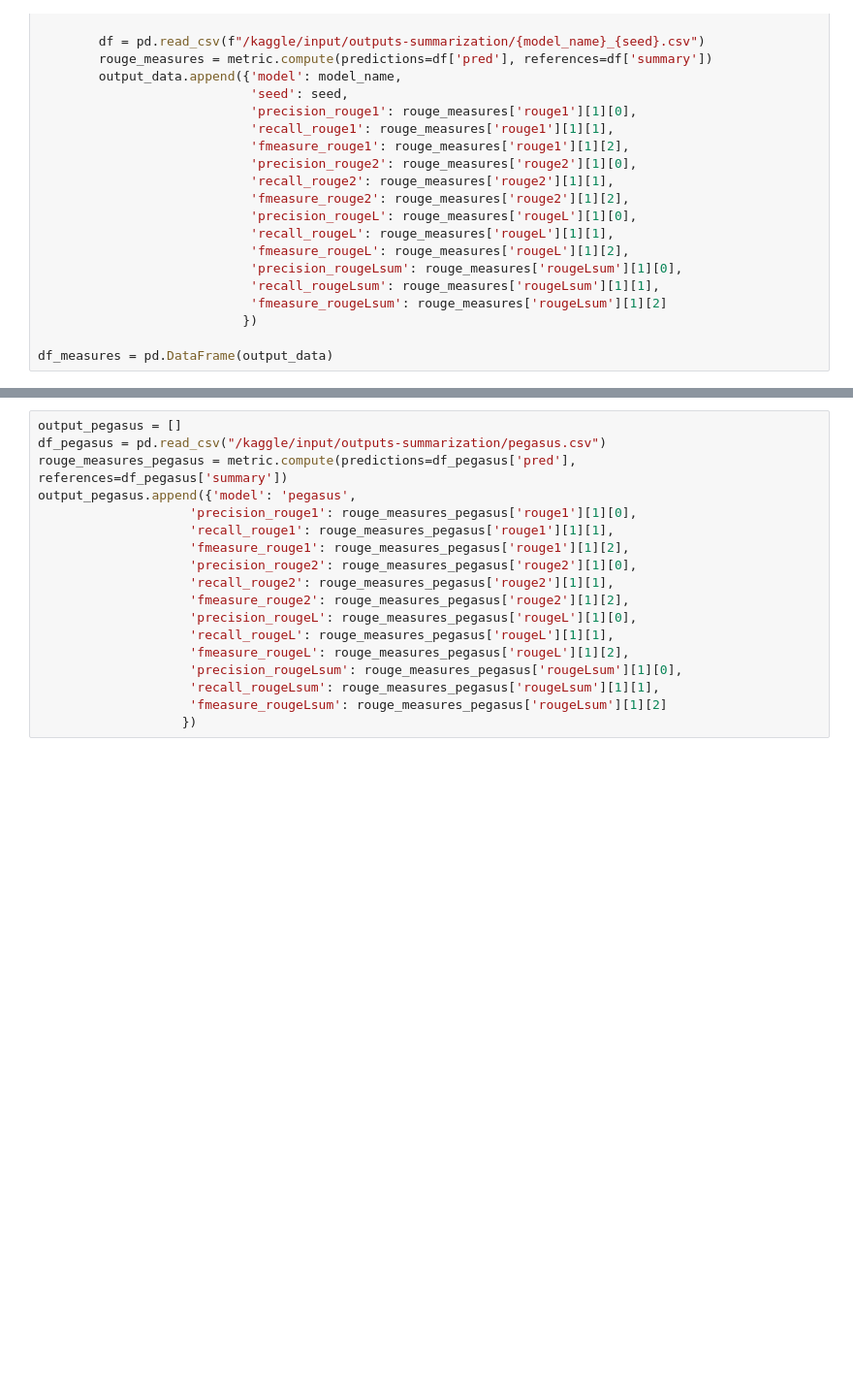
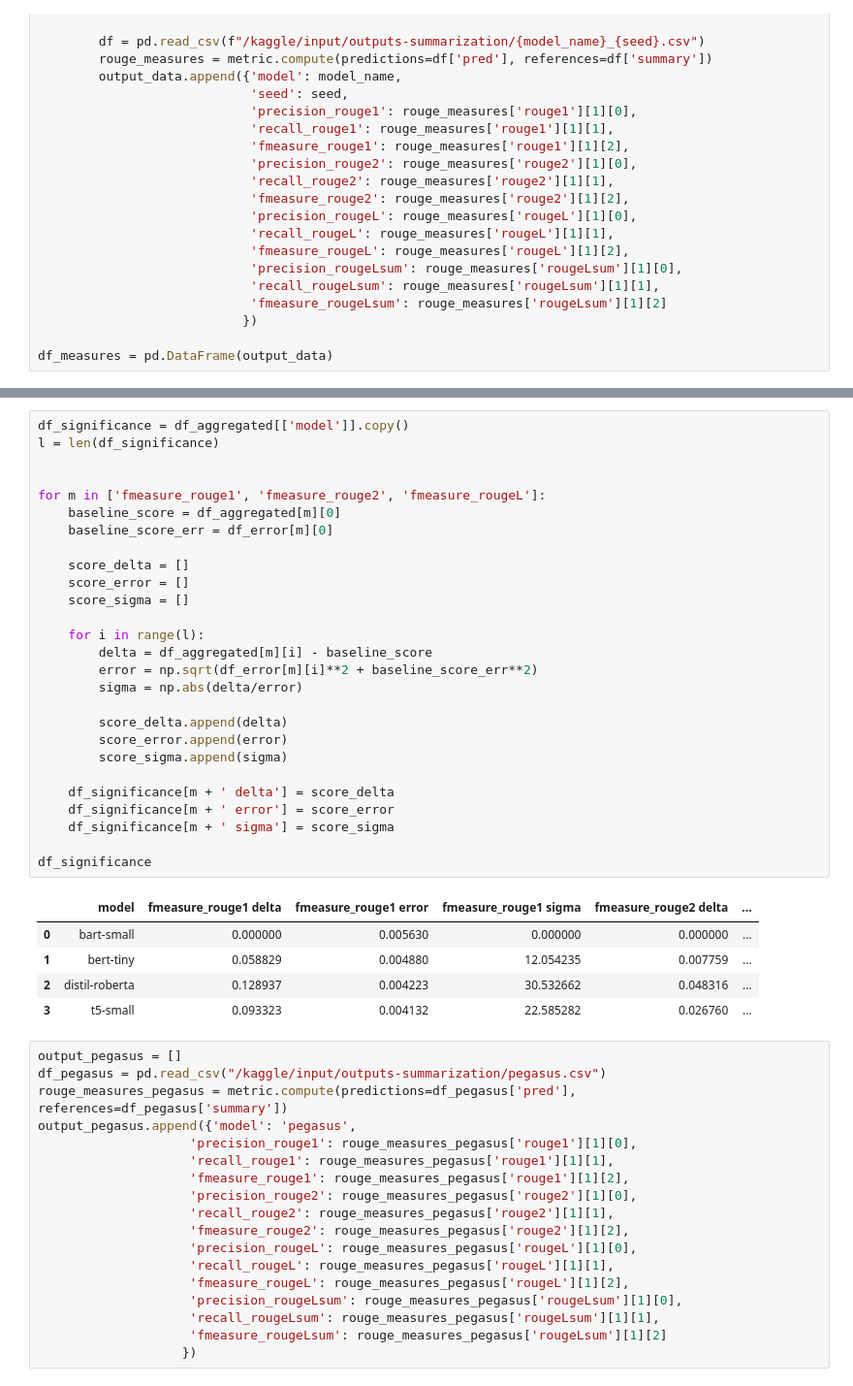
Before and after one commit to SamTheMar/NLP_Project_Work, a Jupyter notebook: analysis.ipynb, the cells around one changed output, grey strips where cells are left out. Shown at 97% size. Drawn from its saved outputs; the diff is of its cells as text; blank space fills up the shorter version.

```diff
--- a/analysis.ipynb
+++ b/analysis.ipynb
@@ -70,3 +74,36 @@ df_aggregated
+# %%
+df_significance = df_aggregated[['model']].copy()
+l = len(df_significance)
+
+
+for m in ['fmeasure_rouge1', 'fmeasure_rouge2', 'fmeasure_rougeL']:
+    baseline_score = df_aggregated[m][0]
+    baseline_score_err = df_error[m][0]
+
+    score_delta = []
+    score_error = []
+    score_sigma = []
+
+    for i in range(l):
+        delta = df_aggregated[m][i] - baseline_score
+        error = np.sqrt(df_error[m][i]**2 + baseline_score_err**2)
+        sigma = np.abs(delta/error)
+
+        score_delta.append(delta)
+        score_error.append(error)
+        score_sigma.append(sigma)
+
+    df_significance[m + ' delta'] = score_delta
+    df_significance[m + ' error'] = score_error
+    df_significance[m + ' sigma'] = score_sigma
+
+df_significance
+# %% [output]
+|  | model | fmeasure_rouge1 delta | fmeasure_rouge1 error | fmeasure_rouge1 sigma | fmeasure_rouge2 delta | ... |
+| 0 | bart-small | 0.000000 | 0.005630 | 0.000000 | 0.000000 | ... |
+| 1 | bert-tiny | 0.058829 | 0.004880 | 12.054235 | 0.007759 | ... |
+| 2 | distil-roberta | 0.128937 | 0.004223 | 30.532662 | 0.048316 | ... |
+| 3 | t5-small | 0.093323 | 0.004132 | 22.585282 | 0.026760 | ... |
 # %%
 output_pegasus = []
 df_pegasus = pd.read_csv("/kaggle/input/outputs-summarization/pegasus.csv")
```
Also changed, not shown: parts of 8 cells of this notebook.
